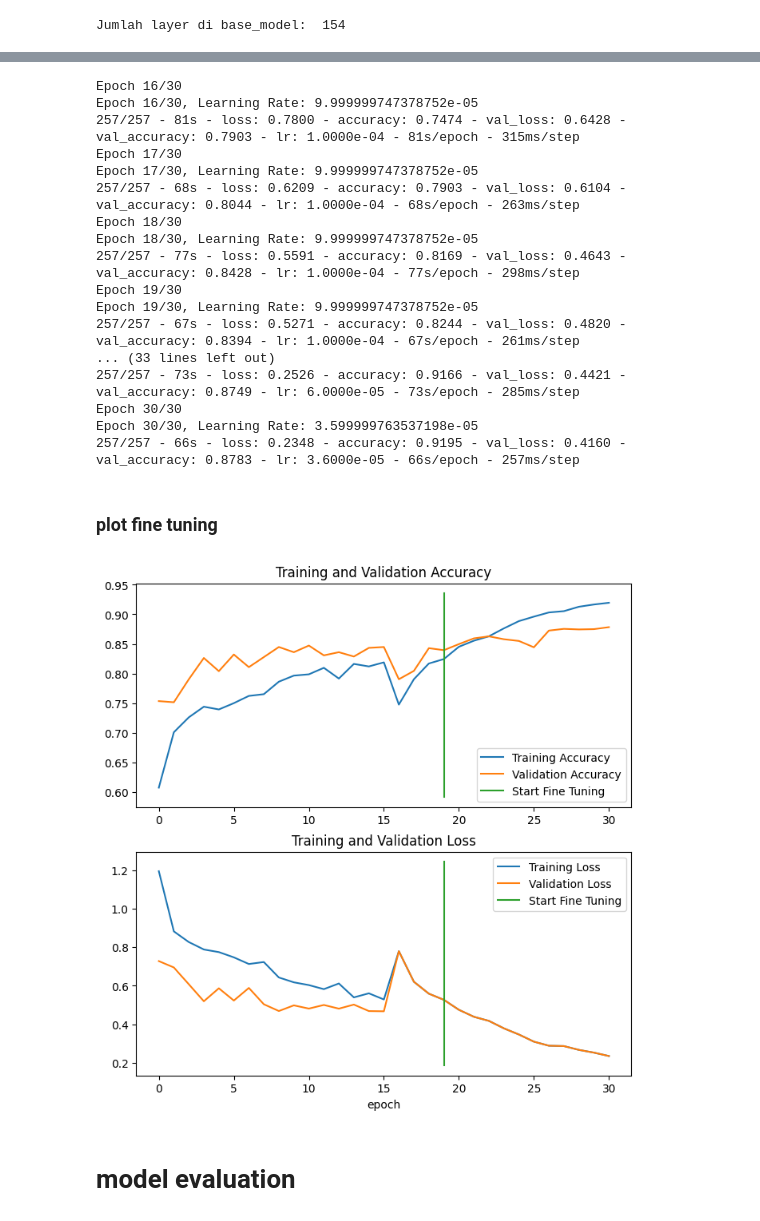
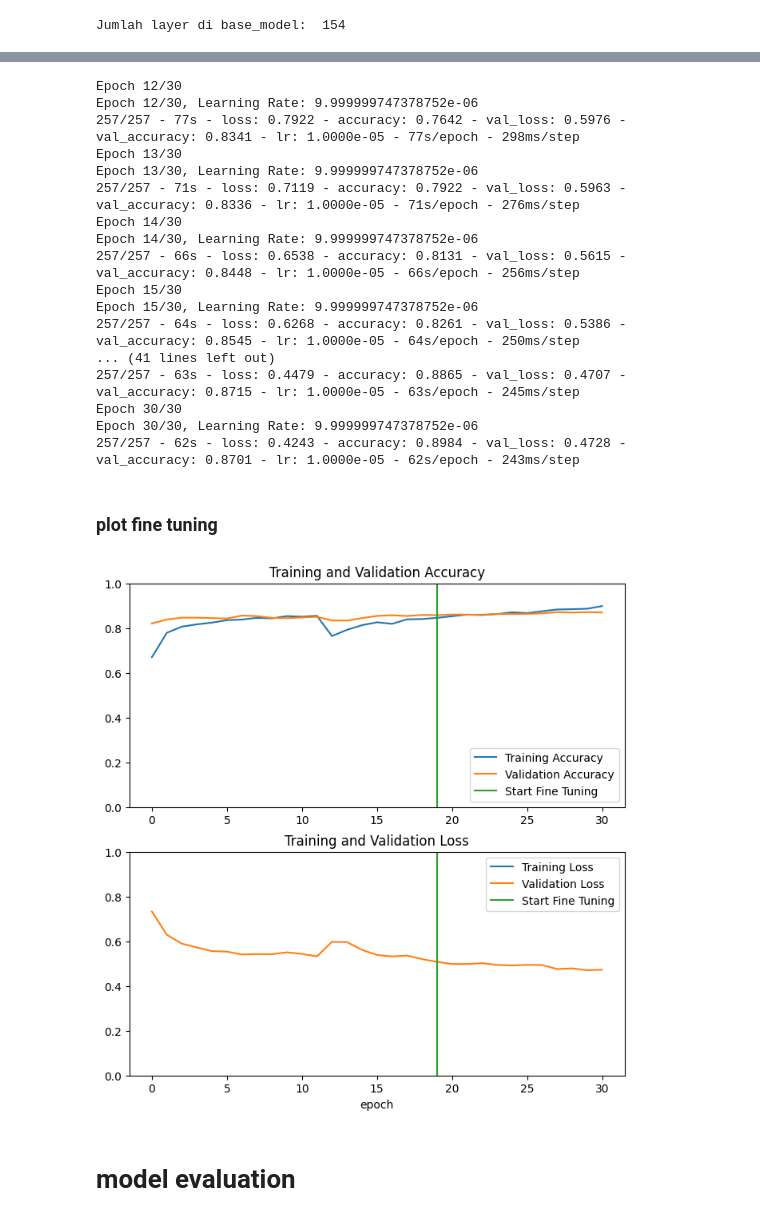
Before and after one commit to AxelSeanCP/Cat_Breed_Classification, a Jupyter notebook: cat_breed_classification_2.ipynb, the cells around one changed output, grey strips where cells are left out. Saved outputs shown, nothing was run; the diff lists cells and outputs as text; code cells hidden in the pictures.

Commit message:
progress#14
- model is good but still not above 92% acc
- try increase learning rate
- remove regularization

```diff
--- a/cat_breed_classification_2.ipynb
+++ b/cat_breed_classification_2.ipynb
@@ -248,8 +223,9 @@ Non-trainable params: 2257984 (8.61 MB)
 _________________________________________________________________
 # %%
-int_lr = 1e-3
+int_lr = 1e-4
+optimizer = tf.keras.optimizers.Adam(int_lr)
 model.compile(
-    optimizer=tf.keras.optimizers.Adam(int_lr),
+    optimizer=optimizer,
     loss='sparse_categorical_crossentropy',
     metrics=['accuracy']
 )
@@ -265,7 +241,7 @@ modelku = model.fit(
     epochs=initial_epochs,
     validation_data=validation_dataset,
     verbose=2,
-    callbacks=[stop_early, reduce_lr, lr_log]
+    callbacks=[stop_early, model_complete]
 )
 # %% [output]
 Epoch 1/20
@@ -353,6 +329,6 @@ Non-trainable params: 396544 (1.51 MB)
 _________________________________________________________________
 # %%
-fine_tune_epochs = 10
+fine_tune_epochs = 15
 total_epochs = initial_epochs + fine_tune_epochs
 
 modelku_fine = model.fit(
@@ -361,26 +337,26 @@ modelku_fine = model.fit(
     initial_epoch=modelku.epoch[-1],
     validation_data=validation_dataset,
     verbose=2,
-    callbacks=[stop_early, reduce_lr, lr_log]
+    callbacks=[stop_early, reduce_lr, lr_log, model_complete]
 )
 # %% [output]
-Epoch 16/30
-Epoch 16/30, Learning Rate: 9.999999747378752e-05
-257/257 - 81s - loss: 0.7800 - accuracy: 0.7474 - val_loss: 0.6428 - val_accuracy: 0.7903 - lr: 1.0000e-04 - 81s/epoch - 315ms/step
-Epoch 17/30
-Epoch 17/30, Learning Rate: 9.999999747378752e-05
-257/257 - 68s - loss: 0.6209 - accuracy: 0.7903 - val_loss: 0.6104 - val_accuracy: 0.8044 - lr: 1.0000e-04 - 68s/epoch - 263ms/step
-Epoch 18/30
-Epoch 18/30, Learning Rate: 9.999999747378752e-05
-257/257 - 77s - loss: 0.5591 - accuracy: 0.8169 - val_loss: 0.4643 - val_accuracy: 0.8428 - lr: 1.0000e-04 - 77s/epoch - 298ms/step
-Epoch 19/30
-Epoch 19/30, Learning Rate: 9.999999747378752e-05
-257/257 - 67s - loss: 0.5271 - accuracy: 0.8244 - val_loss: 0.4820 - val_accuracy: 0.8394 - lr: 1.0000e-04 - 67s/epoch - 261ms/step
-... (33 lines left out)
-257/257 - 73s - loss: 0.2526 - accuracy: 0.9166 - val_loss: 0.4421 - val_accuracy: 0.8749 - lr: 6.0000e-05 - 73s/epoch - 285ms/step
+Epoch 12/30
+Epoch 12/30, Learning Rate: 9.999999747378752e-06
+257/257 - 77s - loss: 0.7922 - accuracy: 0.7642 - val_loss: 0.5976 - val_accuracy: 0.8341 - lr: 1.0000e-05 - 77s/epoch - 298ms/step
+Epoch 13/30
+Epoch 13/30, Learning Rate: 9.999999747378752e-06
+257/257 - 71s - loss: 0.7119 - accuracy: 0.7922 - val_loss: 0.5963 - val_accuracy: 0.8336 - lr: 1.0000e-05 - 71s/epoch - 276ms/step
+Epoch 14/30
+Epoch 14/30, Learning Rate: 9.999999747378752e-06
+257/257 - 66s - loss: 0.6538 - accuracy: 0.8131 - val_loss: 0.5615 - val_accuracy: 0.8448 - lr: 1.0000e-05 - 66s/epoch - 256ms/step
+Epoch 15/30
+Epoch 15/30, Learning Rate: 9.999999747378752e-06
+257/257 - 64s - loss: 0.6268 - accuracy: 0.8261 - val_loss: 0.5386 - val_accuracy: 0.8545 - lr: 1.0000e-05 - 64s/epoch - 250ms/step
+... (41 lines left out)
+257/257 - 63s - loss: 0.4479 - accuracy: 0.8865 - val_loss: 0.4707 - val_accuracy: 0.8715 - lr: 1.0000e-05 - 63s/epoch - 245ms/step
 Epoch 30/30
-Epoch 30/30, Learning Rate: 3.599999763537198e-05
-257/257 - 66s - loss: 0.2348 - accuracy: 0.9195 - val_loss: 0.4160 - val_accuracy: 0.8783 - lr: 3.6000e-05 - 66s/epoch - 257ms/step
+Epoch 30/30, Learning Rate: 9.999999747378752e-06
+257/257 - 62s - loss: 0.4243 - accuracy: 0.8984 - val_loss: 0.4728 - val_accuracy: 0.8701 - lr: 1.0000e-05 - 62s/epoch - 243ms/step
 # %% [markdown]
 ### plot fine tuning
 # %%
@@ -388,28 +364,30 @@ acc += modelku_fine.history['accuracy']
 val_acc += modelku_fine.history['val_accuracy']
 
 loss += modelku_fine.history['loss']
-val_loss += modelku_fine.history['loss']
+val_loss += modelku_fine.history['val_loss']
 # %%
 plt.figure(figsize=(8, 8))
 plt.subplot(2, 1, 1)
 plt.plot(acc, label='Training Accuracy')
 plt.plot(val_acc, label='Validation Accuracy')
+plt.ylim([0, 1.0])
 plt.plot([initial_epochs-1,initial_epochs-1],
           plt.ylim(), label='Start Fine Tuning')
 plt.legend(loc='lower right')
 plt.title('Training and Validation Accuracy')
 
 plt.subplot(2, 1, 2)
 plt.plot(loss, label='Training Loss')
 plt.plot(val_loss, label='Validation Loss')
+plt.ylim([0, 1.0])
 plt.plot([initial_epochs-1,initial_epochs-1],
          plt.ylim(), label='Start Fine Tuning')
 plt.legend(loc='upper right')
 plt.title('Training and Validation Loss')
 plt.xlabel('epoch')
 plt.show()
 # %% [output]
-[figure, old version]
+[figure, new version]
 # %% [markdown]
 # model evaluation
 # %%
```
Also changed, not shown: parts of 18 cells of this notebook, 1 other file.
